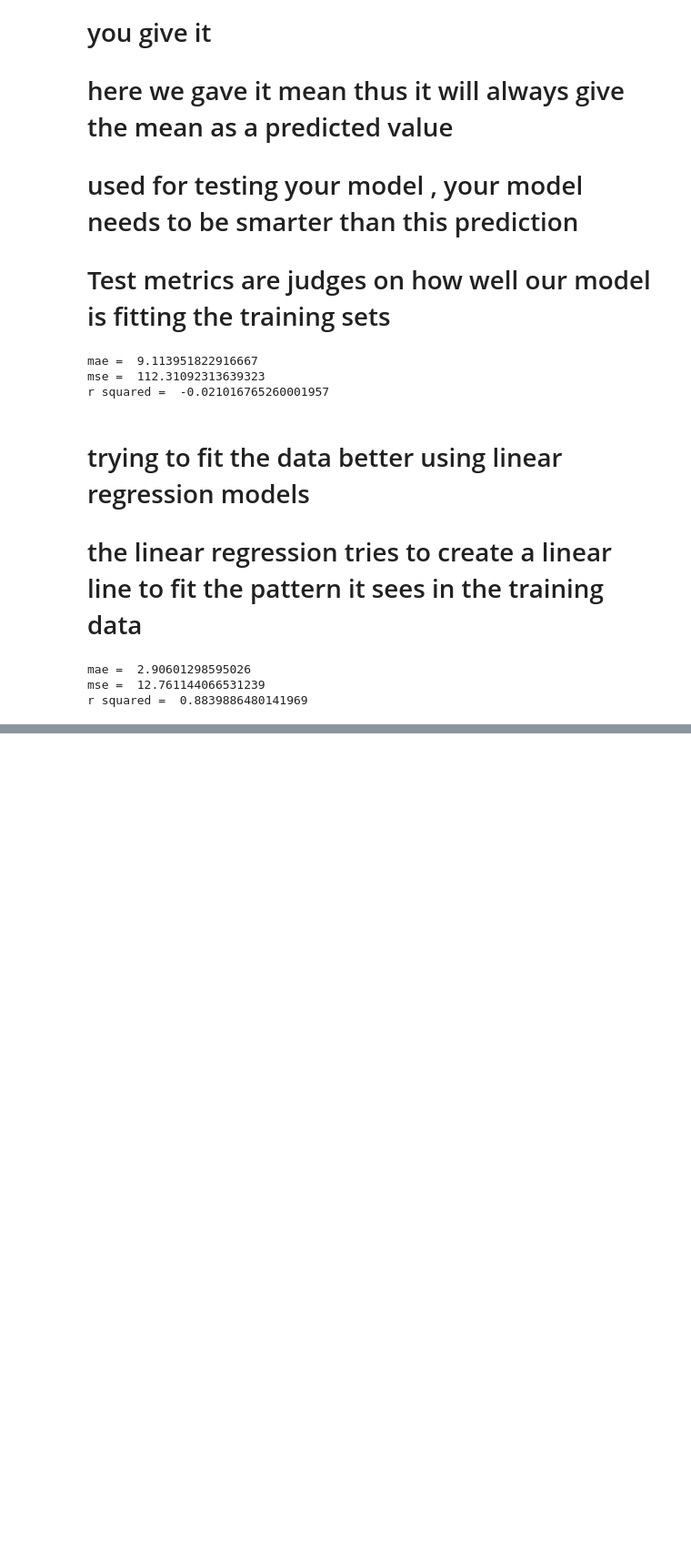
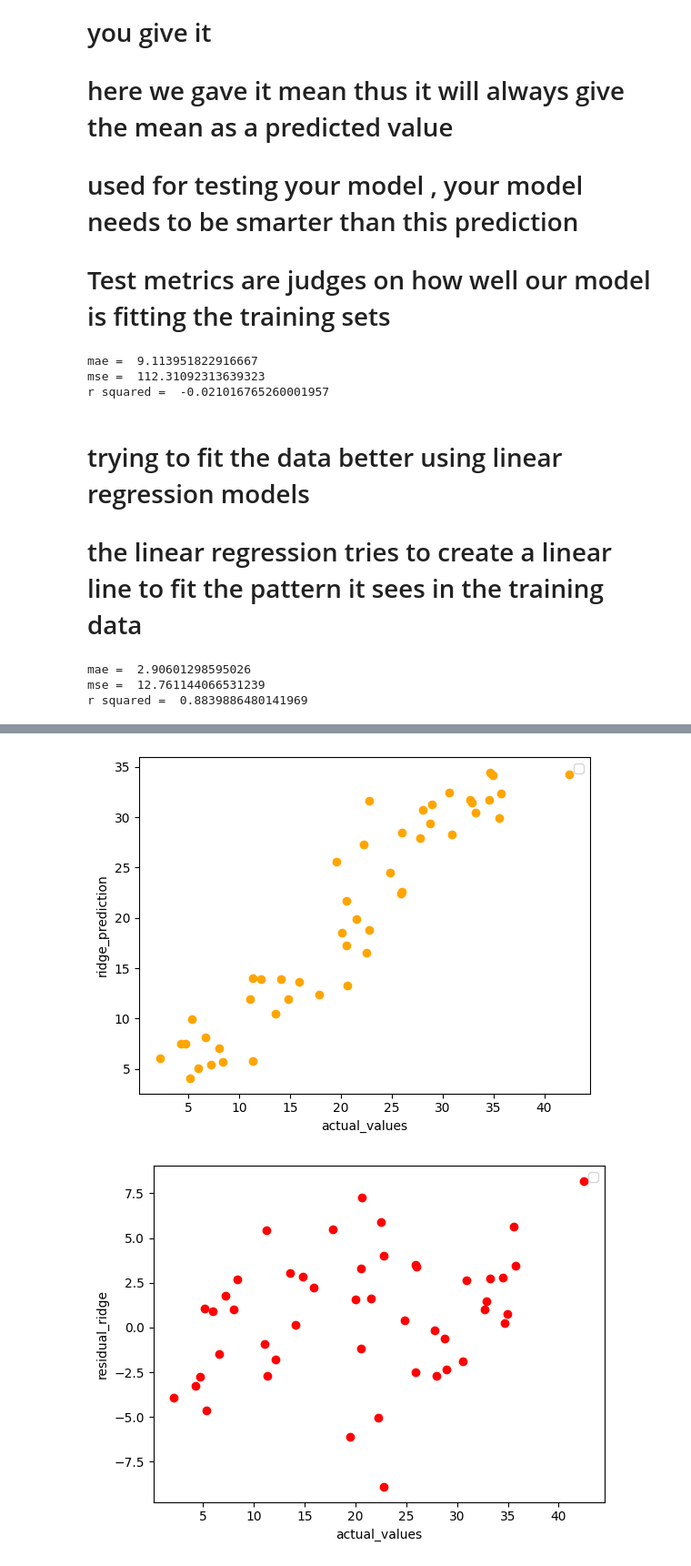
Before and after one commit to Elizabeth-Abay/Elizabeth-Abay-UGR-3071-16-ML-Labs, a Jupyter notebook: Lab-03/main.ipynb, the cells around one changed output, grey strips where cells are left out. Shown at 91% size. Saved outputs shown, nothing was run; the diff lists cells and outputs as text; code cells hidden in the pictures; blank space fills up the shorter version.

```diff
--- a/Lab-03/main.ipynb
+++ b/Lab-03/main.ipynb
@@ -161,0 +512,25 @@ r squared =  0.8839886480141969
+# %%
+# ridge_regression
+
+
+plt.scatter( label_to_test_on ,ridge_predictions , color="orange" )
+plt.xlabel('actual_values')
+plt.ylabel('ridge_prediction')
+plt.legend()
+
+plt.show()
+
+
+residual_ridge = label_to_test_on - ridge_predictions
+
+plt.scatter(label_to_test_on , residual_ridge , color='red' )
+plt.xlabel('actual_values')
+plt.ylabel('residual_ridge')
+plt.legend()
+
+plt.show()
+
+# residuals are there and are high
+# %% [output]
+[figure, added]
+[figure, added]
```
Also changed, not shown: parts of 15 cells of this notebook.
